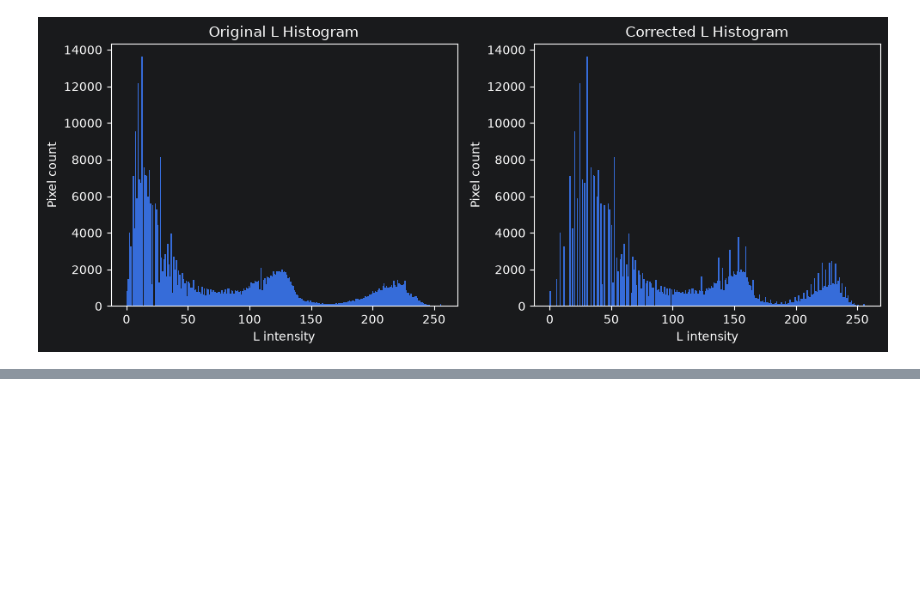
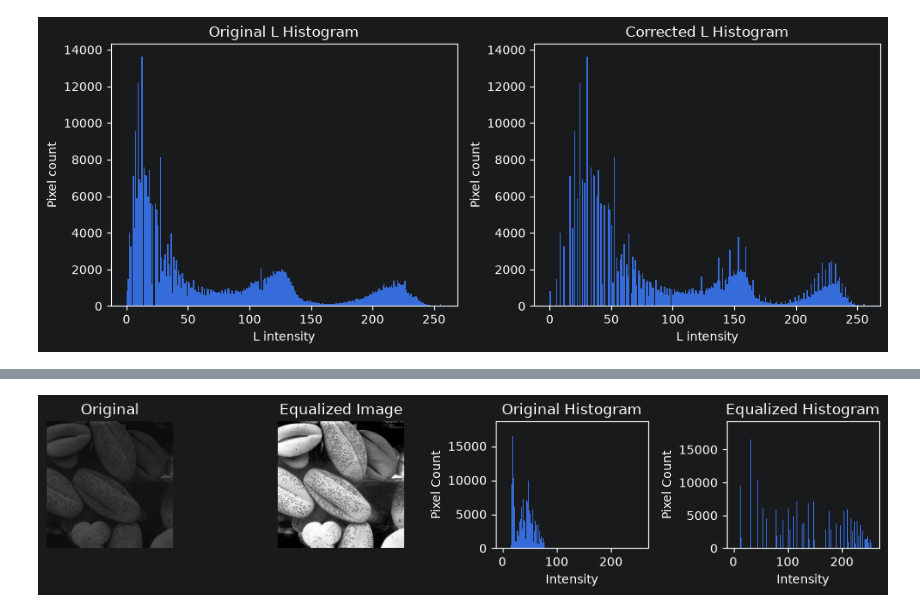
Before and after one commit to KaveeDiv23/Computer-Vision-Assignment-01, a Jupyter notebook: assignment01.ipynb, the cells around one changed output, grey strips where cells are left out. Drawn from its saved outputs; the diff is of its cells as text; code cells hidden in the pictures; blank space fills up the shorter version.

```diff
--- a/assignment01.ipynb
+++ b/assignment01.ipynb
@@ -242,0 +318,46 @@ plt.show()
+# %%
+def histogram_equalization(im):
+    hist = np.bincount(im.ravel(), minlength = 256)
+    cdf = np.cumsum(hist)
+    nz = cdf[cdf > 0]
+    cdf_min =  nz[0]
+    total_p = im.size
+
+    mapping = ((cdf - cdf_min) / (total_p - cdf_min) * 255)
+    mapping = np.clip(mapping, 0, 255).astype(np.uint8)
+
+    equalized = mapping[im]
+
+    return equalized
+# %%
+im5 = cv.imread("Images/shells.tif", cv.IMREAD_GRAYSCALE)
+equalized_im = histogram_equalization(im5)
+# %%
+plt.figure(figsize=(10, 4))
+
+plt.subplot(2, 4, 1)
+plt.imshow(im5, cmap="gray", vmin=0, vmax=255)
+plt.title("Original")
+plt.axis("off")
+
+plt.subplot(2, 4, 2)
+plt.imshow(equalized_im, cmap="gray", vmin=0, vmax=255)
+plt.title("Equalized Image")
+plt.axis("off")
+
+plt.subplot(2, 4, 3)
+plt.hist(im5.ravel(),bins=256,range=(0, 256))
+plt.title("Original Histogram")
+plt.xlabel("Intensity")
+plt.ylabel("Pixel Count")
+
+plt.subplot(2, 4, 4)
+plt.hist(equalized_im.ravel(),bins=256,range=(0, 256))
+plt.title("Equalized Histogram")
+plt.xlabel("Intensity")
+plt.ylabel("Pixel Count")
+
+plt.tight_layout()
+plt.show()
+# %% [output]
+[figure, added]
```
Also changed, not shown: parts of 8 cells of this notebook.
